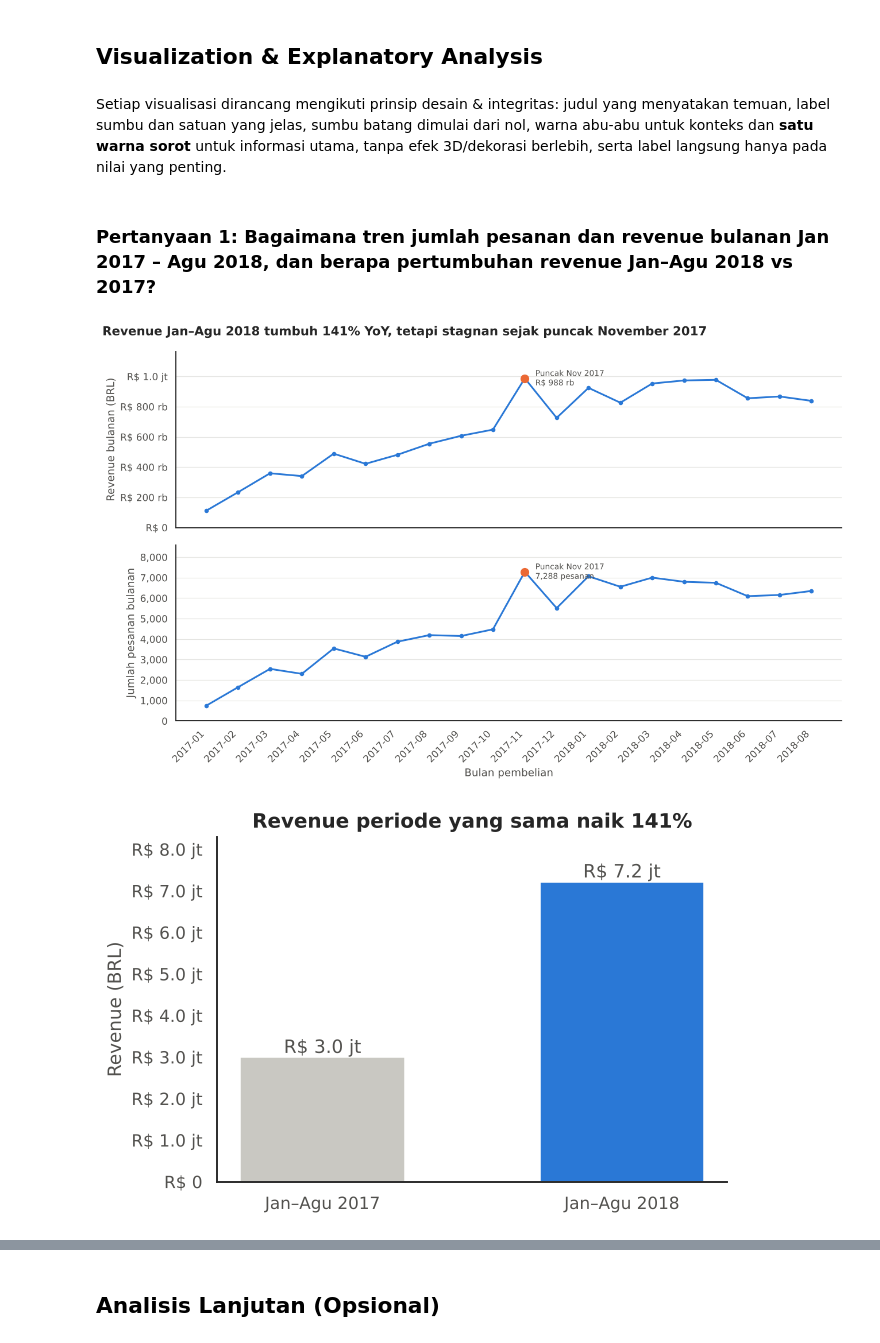
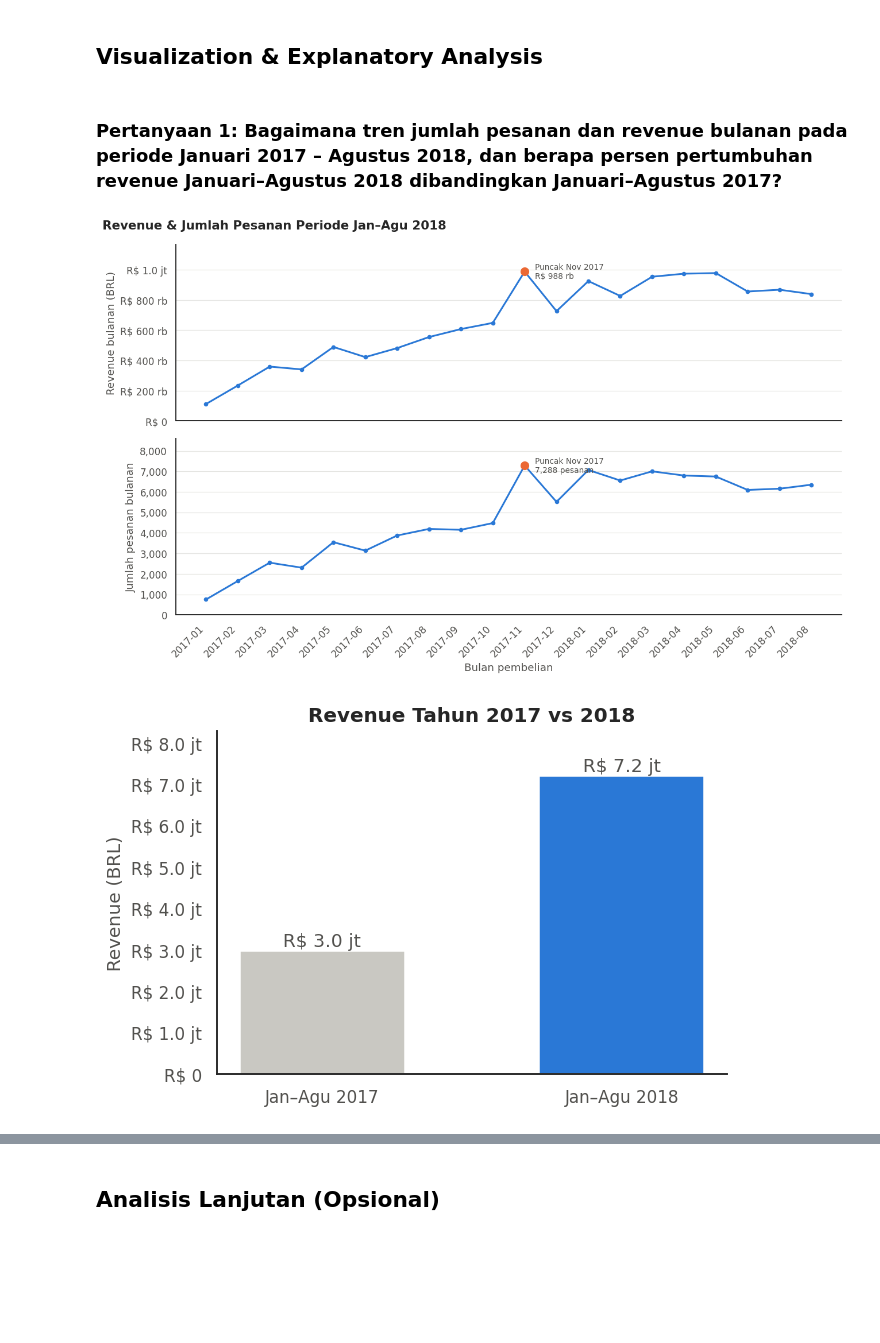
Before and after one commit to catherineasalim/AnalisisE-Commerce, a Jupyter notebook: notebook.ipynb, the cells around one changed output, grey strips where cells are left out. Saved outputs shown, nothing was run; the diff lists cells and outputs as text; code cells hidden in the pictures; blank space fills up the shorter version.

```diff
--- a/notebook.ipynb
+++ b/notebook.ipynb
@@ -712,9 +747,7 @@ state_late.round(2).head(10)
 # %% [markdown]
 ## Visualization & Explanatory Analysis
-# %% [markdown]
-Setiap visualisasi dirancang mengikuti prinsip desain & integritas: judul yang menyatakan temuan, label sumbu dan satuan yang jelas, sumbu batang dimulai dari nol, warna abu-abu untuk konteks dan **satu warna sorot** untuk informasi utama, tanpa efek 3D/dekorasi berlebih, serta label langsung hanya pada nilai yang penting.
 # %% [markdown]
-### Pertanyaan 1: Bagaimana tren jumlah pesanan dan revenue bulanan Jan 2017 – Agu 2018, dan berapa pertumbuhan revenue Jan–Agu 2018 vs 2017?
+### Pertanyaan 1: Bagaimana tren jumlah pesanan dan revenue bulanan pada periode Januari 2017 – Agustus 2018, dan berapa persen pertumbuhan revenue Januari–Agustus 2018 dibandingkan Januari–Agustus 2017?
 # %%
 fig, axes = plt.subplots(2, 1, figsize=(12, 7.5), sharex=True)
 x = np.arange(len(monthly_df))
@@ -736,25 +769,25 @@ for ax, col, title, fmt in [(axes[0], 'revenue', 'Revenue bulanan (BRL)', mtick.
 axes[1].set_xticks(x)
 axes[1].set_xticklabels(monthly_df.index, rotation=45, ha='right')
 axes[1].set_xlabel('Bulan pembelian')
-fig.suptitle(f'Revenue Jan–Agu 2018 tumbuh {ytd_growth:.0f}% YoY, tetapi stagnan sejak puncak November 2017',
+fig.suptitle(f'Revenue & Jumlah Pesanan Periode Jan–Agu 2018',
              fontweight='bold', fontsize=14, x=0.01, ha='left')
 plt.tight_layout()
 plt.show()
 # %% [output]
-[figure, old version]
+[figure, new version]
 # %%
 fig, ax = plt.subplots(figsize=(6, 4))
 vals = ytd['revenue'].values
 bars = ax.bar(['Jan–Agu 2017', 'Jan–Agu 2018'], vals, color=[MUTED, HIGHLIGHT], width=0.55)
 for b, v in zip(bars, vals):
     ax.text(b.get_x() + b.get_width() / 2, v, rupiah_brl(v), ha='center', va='bottom', color=TEXT)
 ax.yaxis.set_major_formatter(mtick.FuncFormatter(rupiah_brl))
 ax.set_ylim(0, vals.max() * 1.15)
 ax.set_ylabel('Revenue (BRL)')
-ax.set_title(f'Revenue periode yang sama naik {ytd_growth:.0f}%')
+ax.set_title(f'Revenue Tahun 2017 vs 2018')
 plt.tight_layout()
 plt.show()
 # %% [output]
-[figure, old version]
+[figure, new version]
 # %% [markdown]
 **Insight:**
```
Also changed, not shown: parts of 57 cells of this notebook, 2 other files.
